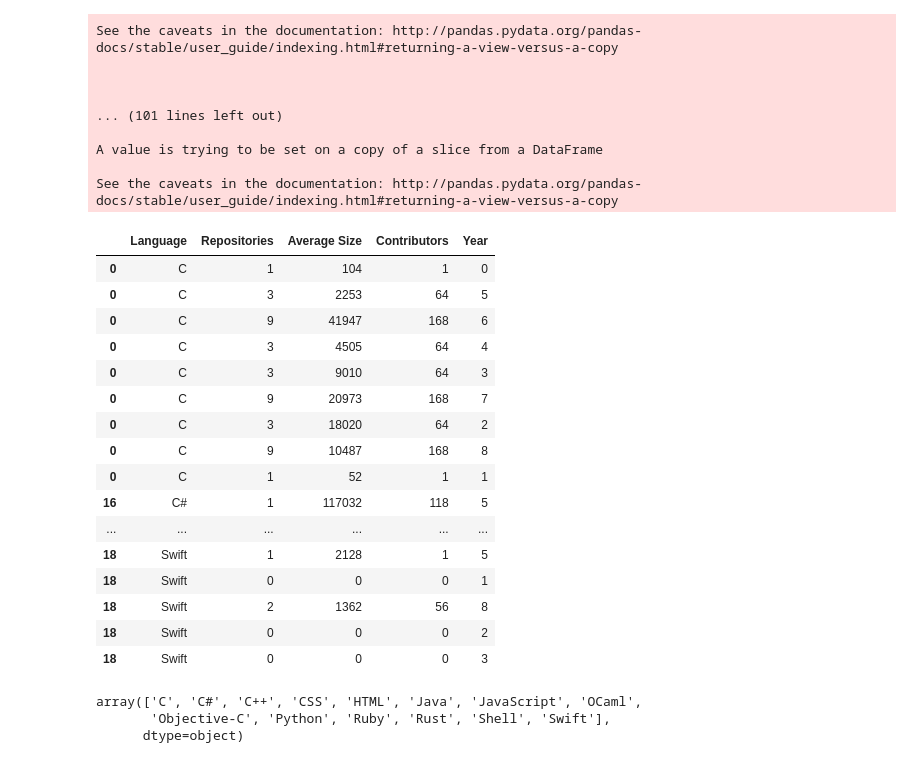
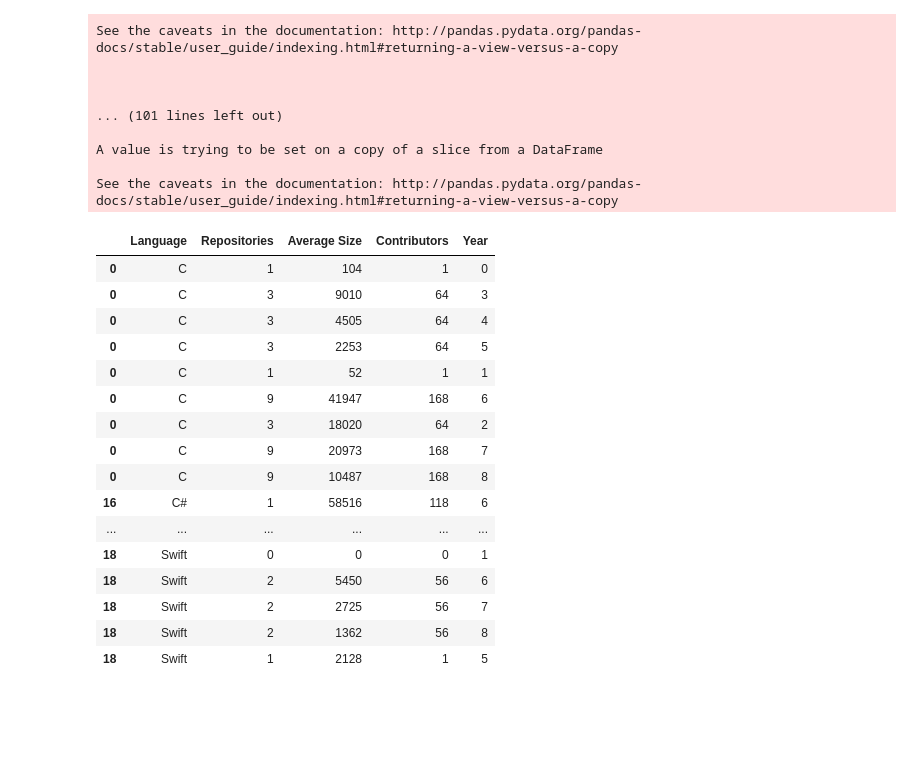
Before and after one commit to engelsj/swe-dev-task2, a Jupyter notebook: githubAccess.ipynb, the cells around one changed output. Saved outputs shown, nothing was run; the diff lists cells and outputs as text; code cells hidden in the pictures; blank space fills up the shorter version.

```diff
--- a/githubAccess.ipynb
+++ b/githubAccess.ipynb
@@ -76,41 +76,40 @@ for dataIndex in range(len(dataframe_collection) - 1):
 # %%
 # Cleaning up some outliers
 for dataIndex in range(len(dataframe_collection)):
     dataframe_collection[dataIndex] = dataframe_collection[dataIndex].replace(to_replace='None', value=np.nan).dropna()
     dataframe_collection[dataIndex] = dataframe_collection[dataIndex].replace(to_replace='Emacs Lisp', value=np.nan).dropna()
     dataframe_collection[dataIndex] = dataframe_collection[dataIndex].replace(to_replace='Erlang', value=np.nan).dropna()
     dataframe_collection[dataIndex] = dataframe_collection[dataIndex].replace(to_replace='PHP', value=np.nan).dropna()
     dataframe_collection[dataIndex] = dataframe_collection[dataIndex].replace(to_replace='HCL', value=np.nan).dropna()
     dataframe_collection[dataIndex] = dataframe_collection[dataIndex].replace(to_replace='Makefile', value=np.nan).dropna()
     dataframe_collection[dataIndex] = dataframe_collection[dataIndex].replace(to_replace='VimL', value=np.nan).dropna()
     dataframe_collection[dataIndex] = dataframe_collection[dataIndex].replace(to_replace='Vue', value=np.nan).dropna()
     dataframe_collection[dataIndex] = dataframe_collection[dataIndex].replace(to_replace='Go', value=np.nan).dropna()
     dataframe_collection[dataIndex] = dataframe_collection[dataIndex].replace(to_replace='Roff', value=np.nan).dropna()
     dataframe_collection[dataIndex] = dataframe_collection[dataIndex].replace(to_replace='Jupyter Notebook', value=np.nan).dropna()
+    dataframe_collection[dataIndex] = dataframe_collection[dataIndex].replace(to_replace='Python', value=np.nan).dropna()
+    dataframe_collection[dataIndex] = dataframe_collection[dataIndex].replace(to_replace='Java', value=np.nan).dropna()
     dataframe_collection[dataIndex]['Year'] = dataIndex
 finalDataBase = pd.concat(dataframe_collection)
 finalDataBase = finalDataBase.sort_values(by=['Language'])
 languages = finalDataBase.Language.unique()
+years = ['0','1','2','3','4','5','6','7','8']
 display(finalDataBase)
-languages
 # %% [output]
 |  | Language | Repositories | Average Size | Contributors | Year |
 | 0 | C | 1 | 104 | 1 | 0 |
+| 0 | C | 3 | 9010 | 64 | 3 |
+| 0 | C | 3 | 4505 | 64 | 4 |
 | 0 | C | 3 | 2253 | 64 | 5 |
+| 0 | C | 1 | 52 | 1 | 1 |
 | 0 | C | 9 | 41947 | 168 | 6 |
-| 0 | C | 3 | 4505 | 64 | 4 |
-| 0 | C | 3 | 9010 | 64 | 3 |
+| 0 | C | 3 | 18020 | 64 | 2 |
 | 0 | C | 9 | 20973 | 168 | 7 |
-| 0 | C | 3 | 18020 | 64 | 2 |
 | 0 | C | 9 | 10487 | 168 | 8 |
-| 0 | C | 1 | 52 | 1 | 1 |
-| 16 | C# | 1 | 117032 | 118 | 5 |
+| 16 | C# | 1 | 58516 | 118 | 6 |
 | ... | ... | ... | ... | ... | ... |
+| 18 | Swift | 0 | 0 | 0 | 1 |
+| 18 | Swift | 2 | 5450 | 56 | 6 |
+| 18 | Swift | 2 | 2725 | 56 | 7 |
+| 18 | Swift | 2 | 1362 | 56 | 8 |
 | 18 | Swift | 1 | 2128 | 1 | 5 |
-| 18 | Swift | 0 | 0 | 0 | 1 |
-| 18 | Swift | 2 | 1362 | 56 | 8 |
-| 18 | Swift | 0 | 0 | 0 | 2 |
-| 18 | Swift | 0 | 0 | 0 | 3 |
-array(['C', 'C#', 'C++', 'CSS', 'HTML', 'Java', 'JavaScript', 'OCaml',
-       'Objective-C', 'Python', 'Ruby', 'Rust', 'Shell', 'Swift'],
-      dtype=object)
```
Also changed, not shown: parts of 5 cells of this notebook.
